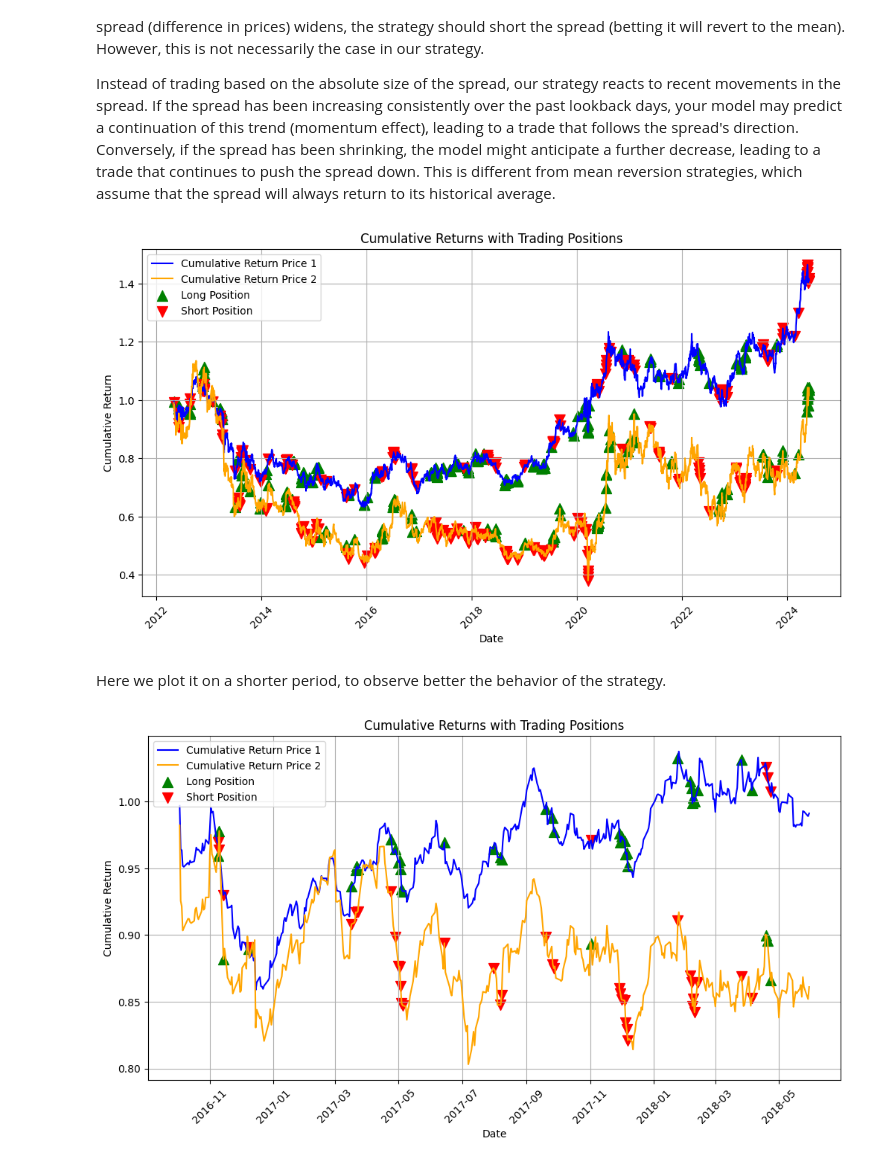
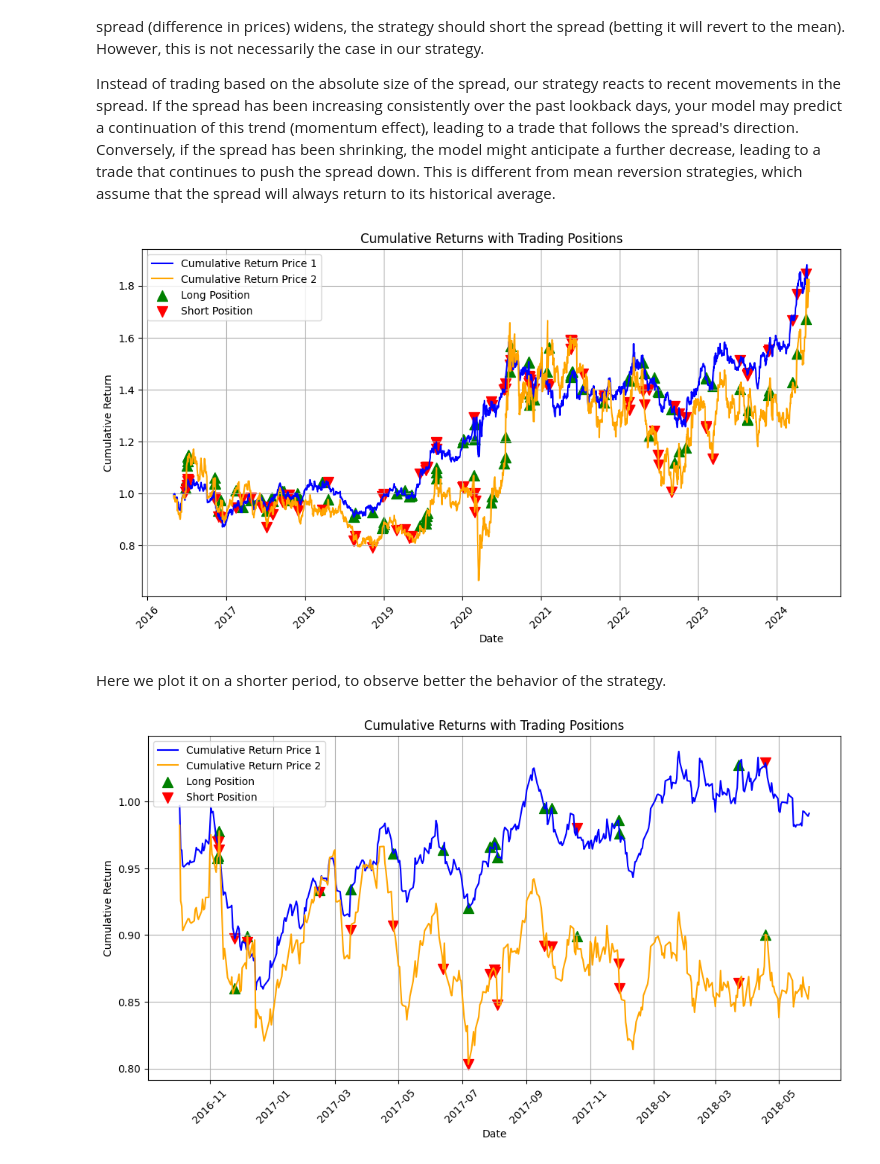
Before and after one commit to Pepegius03/assessment-macro-hf, a Jupyter notebook: analysis.ipynb, the cells around one changed output. Drawn from its saved outputs; the diff is of its cells as text; code cells hidden in the pictures.

```diff
--- a/analysis.ipynb
+++ b/analysis.ipynb
@@ -112,7 +142,7 @@ strategy.trade_log
 # %% [markdown]
 Now we simulate to trade on the 2024-12-31
 # %%
-end_date = pd.to_datetime("2024-12-31")
+end_date = pd.to_datetime("2016-06-30")
 strategy = PairsTradingStrategy(tickers=["GC=F", "SI=F"], z_threshold= 2, end_date=end_date)
 strategy.run()
 # %% [output]
@@ -127,8 +157,8 @@ strategy.trade_log
 # %% [markdown]
 We then use our backtesting engine to backtest the strategy for 12 years from 2012-05-01 to 2024-05-30
 # %%
-end_date_backtest = pd.to_datetime("2024-05-30")
-start_date_backtest = pd.to_datetime("2012-05-01")
+end_date_backtest = pd.to_datetime("2024-06-30")
+start_date_backtest = pd.to_datetime("2016-05-01")
 strategy = PairsTradingStrategy(tickers=["GC=F", "SI=F"], end_date=end_date)
 
 
@@ -199,11 +231,11 @@ If the spread has been increasing consistently over the past lookback days, your
 Conversely, if the spread has been shrinking, the model might anticipate a further decrease, leading to a trade that continues to push the spread down.
 This is different from mean reversion strategies, which assume that the spread will always return to its historical average.
 # %%
-fig = backtesting_engine.plot_cumulative_returns_with_positions(log_tr,['price_1', 'price_2'],['pos_1', 'pos_2'], '2012-05-01', '2024-05-30')
+fig = backtesting_engine.plot_cumulative_returns_with_positions(log_tr,['price_1', 'price_2'],['pos_1', 'pos_2'], '2016-05-01', '2024-05-30')
 
 fig.show()
 # %% [output]
-[figure, old version]
+[figure, new version]
 # %% [markdown]
 Here we plot it on a shorter period, to observe better the behavior of the strategy.
 # %%
@@ -211,4 +243,4 @@ fig = backtesting_engine.plot_cumulative_returns_with_positions(log_tr,['price_1
 
 fig.show()
 # %% [output]
-[figure, old version]
+[figure, new version]
```
Also changed, not shown: parts of 11 cells of this notebook, 2 other files.
